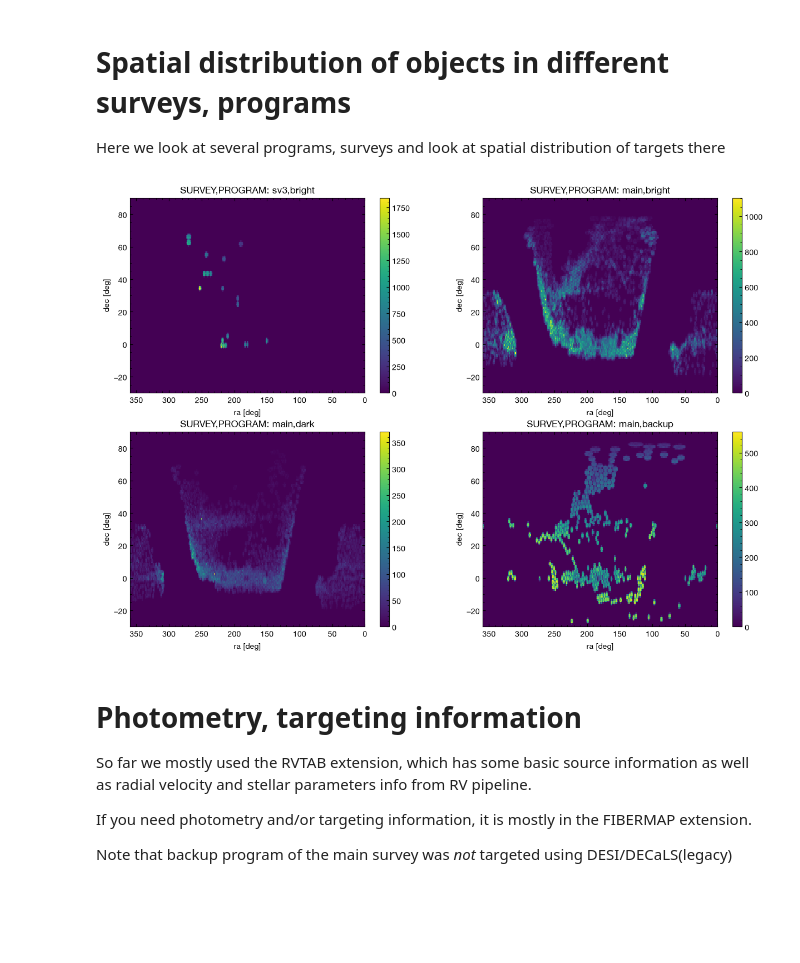
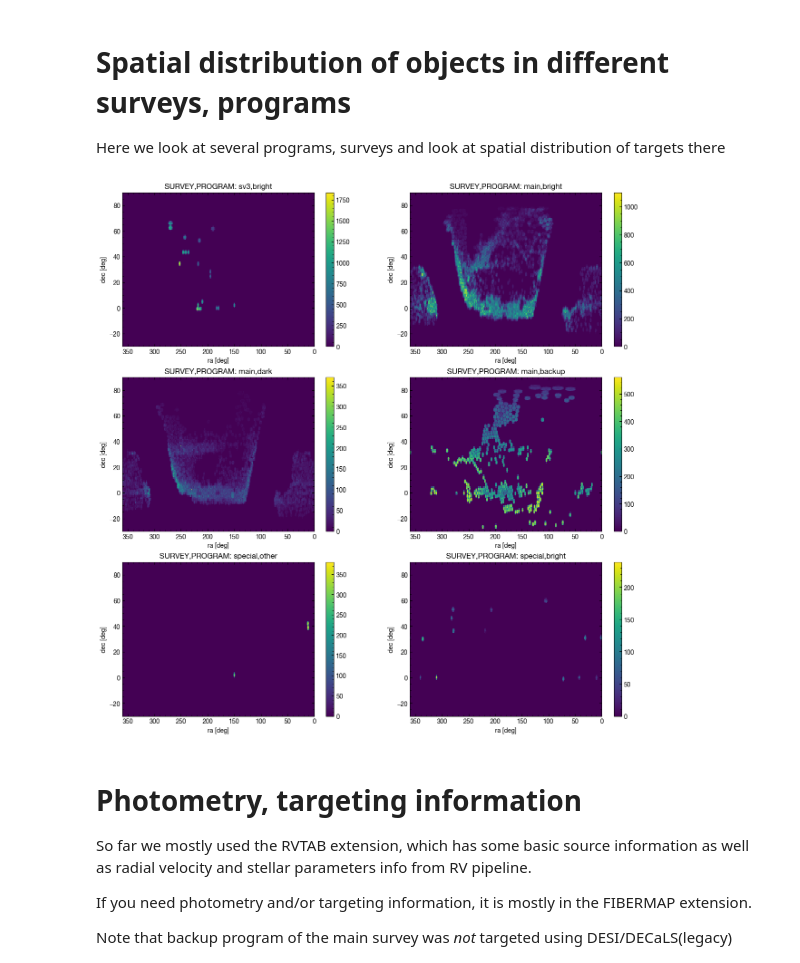
Before and after one commit to segasai/desi_mws_tutorial_toronto2026, a Jupyter notebook: DR1_MWS_tutorial.ipynb, the cells around one changed output. Cells and saved outputs as stored; diff of their text form; code cells hidden in the pictures; blank space fills up the shorter version.

```diff
--- a/DR1_MWS_tutorial.ipynb
+++ b/DR1_MWS_tutorial.ipynb
@@ -48,13 +48,14 @@ import astropy.io.fits as pyfits
 import astropy.units as auni
 
 import numpy as np
+
 import scipy.stats
 import matplotlib.pyplot as plt
 import matplotlib.colors as maco
 
 %matplotlib inline
 
-data_prefix = '../'
+data_prefix = 'data/'
 # %% [markdown]
 # Main catalogue
 
@@ -71,6 +79,8 @@ Note, that when reading FITS tables with astropy tables we use `mask_invalid=Fal
 # %%
 # Note these are pretty big tables
-fname = data_prefix + 'slim.fits'
+
+fname = data_prefix + 'mwsall_dr1.fits'
+fname = data_prefix + 'mwsall_dr1_slim.fits'
 
 RV_T = atpy.Table().read(fname,
                          'RVTAB',
@@ -79,7 +89,7 @@ SP_T = atpy.Table().read(fname,  'SPTAB',
                          mask_invalid=False)
 FM_T = atpy.Table().read(fname, 'FIBERMAP',
                          mask_invalid=False)
-#SC_T = atpy.Table().read(fname, 'SCORES',
+# SC_T = atpy.Table().read(fname, 'SCORES',
 #                         mask_invalid=False)
 # %% [markdown]
 # Reading the Gaia cross-match table
@@ -134,25 +156,26 @@ Programs:  [b'backup' b'bright' b'dark' b'other']
 
 Here we look at several programs, surveys and look at spatial distribution of targets there
 # %%
-plt.figure(1, figsize=(15, 10))
+plt.figure(1, figsize=(15, 15))
 cnt = 0
 for survey, program in [('sv3', 'bright'), ('main', 'bright'),
-                        ('main', 'dark'), ('main', 'backup')]:
+                        ('main', 'dark'), ('main', 'backup'), ('special', 'other'),
+                       ('special','bright')]:
     cur_sel = main_sel & (RV_T['SURVEY'] == survey) & (RV_T['PROGRAM']
                                                        == program)
-    plt.subplot(2, 2, cnt + 1)
+    plt.subplot(3, 2, cnt + 1)
     plt.hist2d(RV_T['TARGET_RA'][cur_sel],
                RV_T['TARGET_DEC'][cur_sel],
                bins=[360, 120],
                range=[[0, 360], [-30, 90]])
     cnt += 1
     plt.title(f'SURVEY,PROGRAM: {survey},{program}')
     plt.xlabel('ra [deg]')
     plt.xlim(360, 0)
     plt.ylabel('dec [deg]')
     plt.colorbar()
 # %% [output]
-[figure, old version]
+[figure, new version]
 # %% [markdown]
 # Photometry, targeting information
 
```
Also changed, not shown: parts of 32 cells of this notebook.
